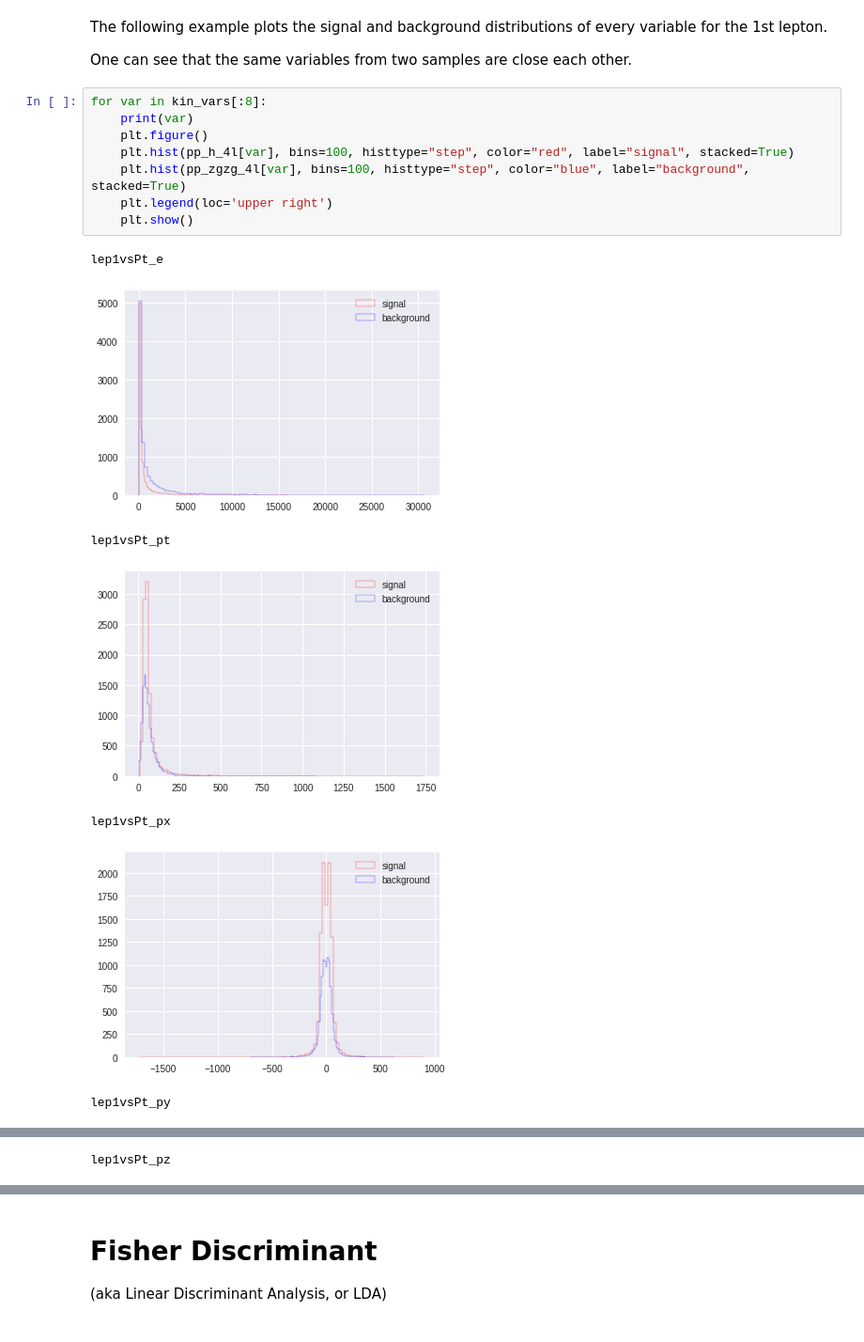
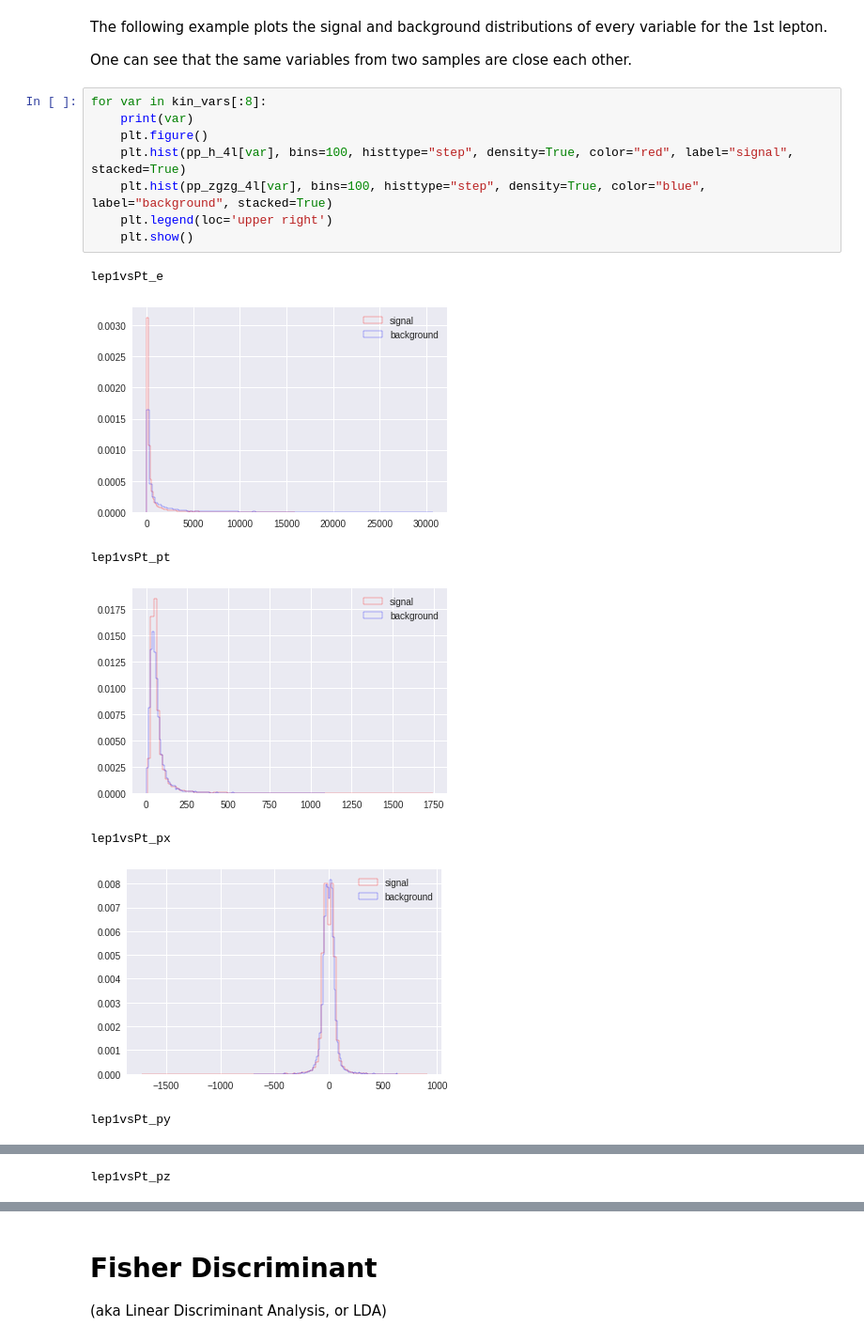
Before and after one commit to SiLiKhon/HEPStatsSeminar, a Jupyter notebook: seminar2/Linear_models.ipynb, the cells around one changed output, grey strips where cells are left out. Shown at 94% size. Drawn from its saved outputs; the diff is of its cells as text.

```diff
--- a/seminar2/Linear_models.ipynb
+++ b/seminar2/Linear_models.ipynb
@@ -85,16 +87,16 @@ One can see that the same variables from two samples are close each other.
 # %%
 for var in kin_vars[:8]:
     print(var)
     plt.figure()
-    plt.hist(pp_h_4l[var], bins=100, histtype="step", color="red", label="signal", stacked=True)
-    plt.hist(pp_zgzg_4l[var], bins=100, histtype="step", color="blue", label="background", stacked=True)
+    plt.hist(pp_h_4l[var], bins=100, histtype="step", density=True, color="red", label="signal", stacked=True)
+    plt.hist(pp_zgzg_4l[var], bins=100, histtype="step", density=True, color="blue", label="background", stacked=True)
     plt.legend(loc='upper right')
     plt.show()
 # %% [output]
 lep1vsPt_e
-[figure, old version]
+[figure, new version]
 lep1vsPt_pt
-[figure, old version]
+[figure, new version]
 lep1vsPt_px
-[figure, old version]
+[figure, new version]
 lep1vsPt_py
```
Also changed, not shown: parts of 22 cells of this notebook.
